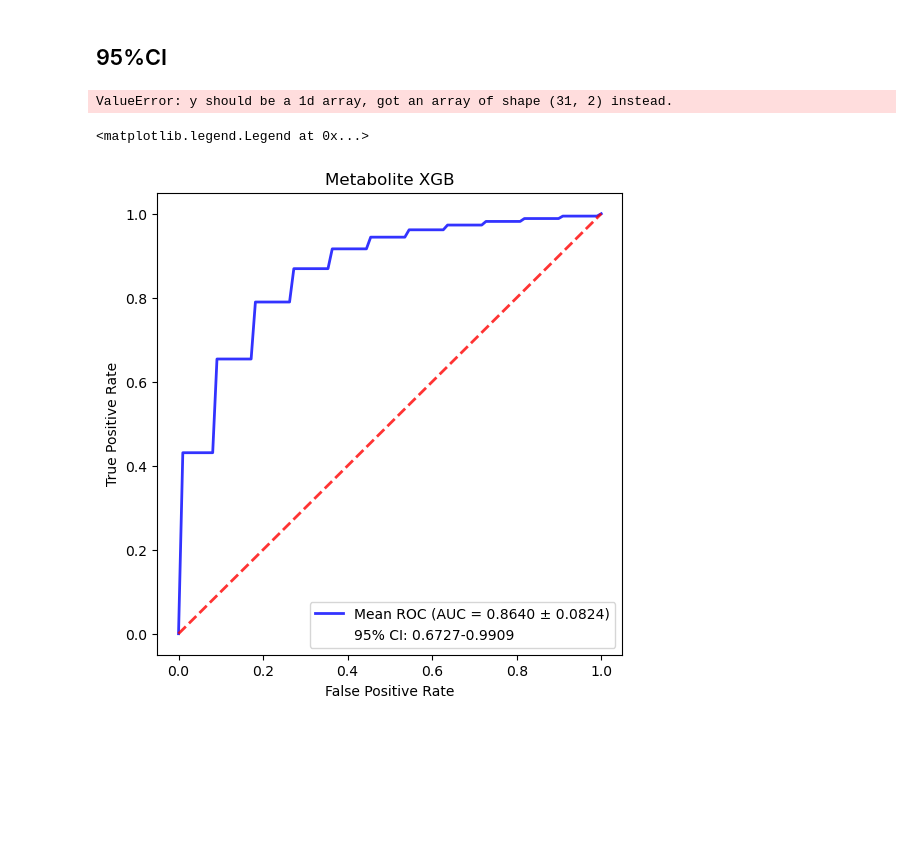
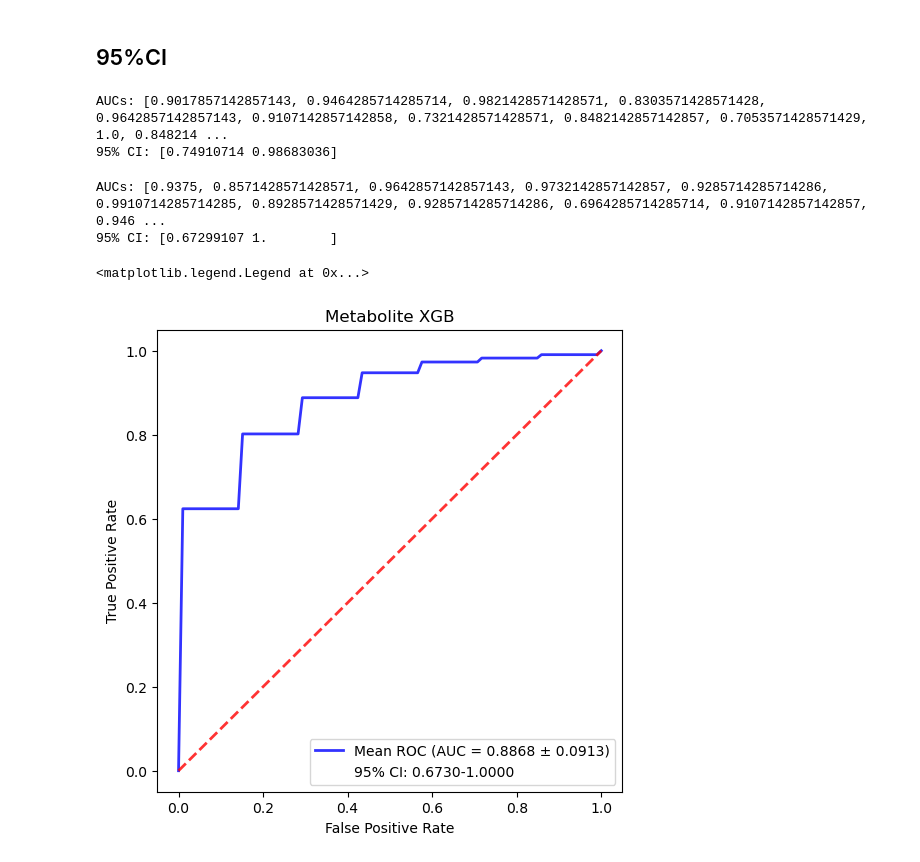
Before and after one commit to p0nda/MetabSubtype, a Jupyter notebook: tasks/MultiOmics/notebooks/survival/table_transformer.ipynb, the cells around one changed output. Drawn from its saved outputs; the diff is of its cells as text; code cells hidden in the pictures; blank space fills up the shorter version.

```diff
--- a/tasks/MultiOmics/notebooks/survival/table_transformer.ipynb
+++ b/tasks/MultiOmics/notebooks/survival/table_transformer.ipynb
@@ -22,9 +22,9 @@ warnings.filterwarnings("ignore")
 # %%
 metab_df=pd.read_csv('../../../Subtype/data/Using/metab.csv',index_col=0)
 sample_df=pd.read_csv('../../../Subtype/data/Using/whole_sample_info.csv',index_col=0)
-lipid_df=pd.read_csv('./chemical_sample.csv',index_col=0)
+sample_df=pd.read_csv('./chemical_sample.csv',index_col=0)
 
-sample_df.index = sample_df['Sample Name']
+# sample_df.index = sample_df['Sample Name']
 sample_df.loc[:,['os']]
 metab_num=metab_df.shape[1]
 lipid_num=lipid_df.shape[1]
@@ -396,25 +384,33 @@ mean_fpr_lasso, mean_tpr_lasso, aucs, ci_auc_lasso = calculate_ci_auc("lasso", X
+# %%
+mean_fpr_tab, mean_tpr_tab, aucs_tab, ci_auc_tab = calculate_ci_auc("tab", X, y_binary, shared_features, n_bootstraps = 100)
+# %% [output]
+AUCs: [0.9017857142857143, 0.9464285714285714, 0.9821428571428571, 0.8303571428571428, 0.9642857142857143, 0.9107142857142858, 0.7321428571428571, 0.8482142857142857, 0.7053571428571429, 1.0, 0.848214 ...
+95% CI: [0.74910714 0.98683036]
 # %%
-mean_fpr_lasso, mean_tpr_lasso, aucs_lasso, ci_auc_lasso = calculate_ci_auc("lasso", X, y_binary, shared_features)
+# mean_fpr_lasso, mean_tpr_lasso, aucs_lasso, ci_auc_lasso = calculate_ci_auc("lasso", X, y_binary, shared_features)
-# %% [output]
-ValueError: y should be a 1d array, got an array of shape (31, 2) instead.
+# %%
+mean_fpr_xgb, mean_tpr_xgb, aucs_xgb, ci_auc_xgb = calculate_ci_auc("xgb", X, y_binary, shared_features, 100)
+# %% [output]
+AUCs: [0.9375, 0.8571428571428571, 0.9642857142857143, 0.9732142857142857, 0.9285714285714286, 0.9910714285714285, 0.8928571428571429, 0.9285714285714286, 0.6964285714285714, 0.9107142857142857, 0.946 ...
+95% CI: [0.67299107 1.        ]
 # %%
-mean_auc_xgb = np.mean(aucs)
-std_auc_xgb = np.std(aucs)
+mean_auc_xgb = np.mean(aucs_xgb)
+std_auc_xgb = np.std(aucs_xgb)
 fig,ax=plt.subplots()
 fig.set_figheight(6)
 fig.set_figwidth(6)
 ax.plot(mean_fpr_xgb, mean_tpr_xgb, color='b',
         label=f'Mean ROC (AUC = {mean_auc_xgb:.4f} ± {std_auc_xgb:.4f})',
         lw=2, alpha=.8)
 ax.plot([0, 1], [0, 1], linestyle='--', lw=2, color='r', alpha=.8)
 
 ax.set_xlabel('False Positive Rate')
 ax.set_ylabel('True Positive Rate')
 ax.plot([],[],' ',label=f'95% CI: {ci_auc_xgb[0]:.4f}-{ci_auc_xgb[1]:.4f}')
 ax.set_title(f'Metabolite XGB')
 ax.legend(loc='lower right')
 
 # plt.savefig("../../results/20240822_survival/chemotherapy/metab_mean_auc.pdf")
 # %% [output]
 <matplotlib.legend.Legend at 0x...>
-[figure, old version]
+[figure, new version]
```
Also changed, not shown: parts of 9 cells of this notebook, 25 other files.
